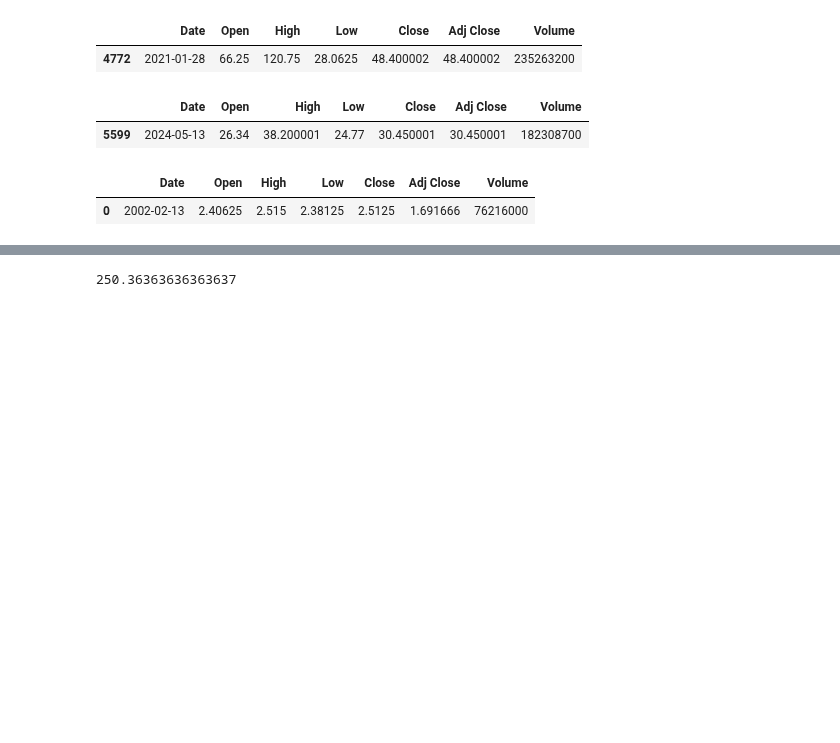
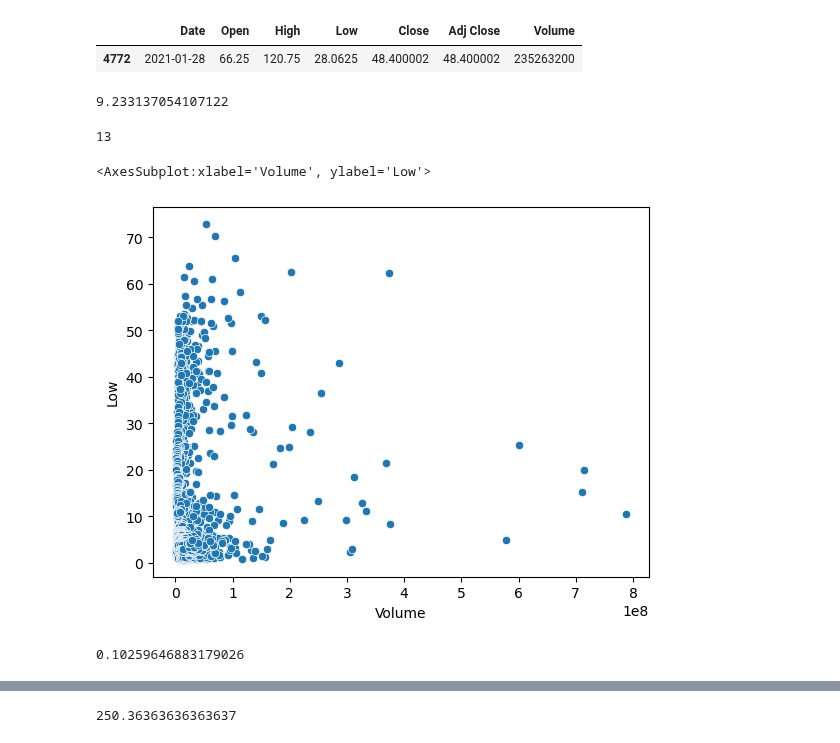
Before and after one commit to Google-Stein/CCIC-Artificial-Intelligence, a Jupyter notebook: Semester 1/Stoncs!/Untitled.ipynb, the cells around one changed output, grey strips where cells are left out. Drawn from its saved outputs; the diff is of its cells as text; code cells hidden in the pictures; blank space fills up the shorter version.

```diff
--- a/Semester 1/Stoncs!/Untitled.ipynb
+++ b/Semester 1/Stoncs!/Untitled.ipynb
@@ -30,0 +6,3 @@ memory usage: 306.4 KB
+# %%
+df = pd.read_json("gme.json")
+df.info()
@@ -33,15 +26,29 @@ data[data['High'] == data['High'].max()]
 # %% [output]
 |  | Date | Open | High | Low | Close | Adj Close | Volume |
 | 4772 | 2021-01-28 | 66.25 | 120.75 | 28.0625 | 48.400002 | 48.400002 | 235263200 |
-# %%
-maxDate = data[data['Date'] == data['Date'].max()]
-maxDate
-# %% [output]
-|  | Date | Open | High | Low | Close | Adj Close | Volume |
-| 5599 | 2024-05-13 | 26.34 | 38.200001 | 24.77 | 30.450001 | 30.450001 | 182308700 |
-# %%
-minDate = data[data['Date'] == data['Date'].min()]
-minDate
-# %% [output]
-|  | Date | Open | High | Low | Close | Adj Close | Volume |
-| 0 | 2002-02-13 | 2.40625 | 2.515 | 2.38125 | 2.5125 | 1.691666 | 76216000 |
+# %%
+count = 0
+total = 0
+for month in range(1, 13):
+    for i in range(len(df)):
+        if df.loc[i]["Date"].month == month:
+            avg = (df.loc[i]["High"] + df.loc[i]["Low"]) / 2
+            total += avg
+            count += 1
+total/count
+# %% [output]
+9.233137054107122
+# %%
+df.loc[0]["Date"].day
+# %% [output]
+13
+# %%
+
+sns.scatterplot(data=df, x="Volume", y="Low")
+# %% [output]
+<AxesSubplot:xlabel='Volume', ylabel='Low'>
+[figure, added]
+# %%
+df["Low"].corr(df["Volume"])
+# %% [output]
+0.10259646883179026
```
Also changed, not shown: parts of 22 cells of this notebook, 4 other files.
